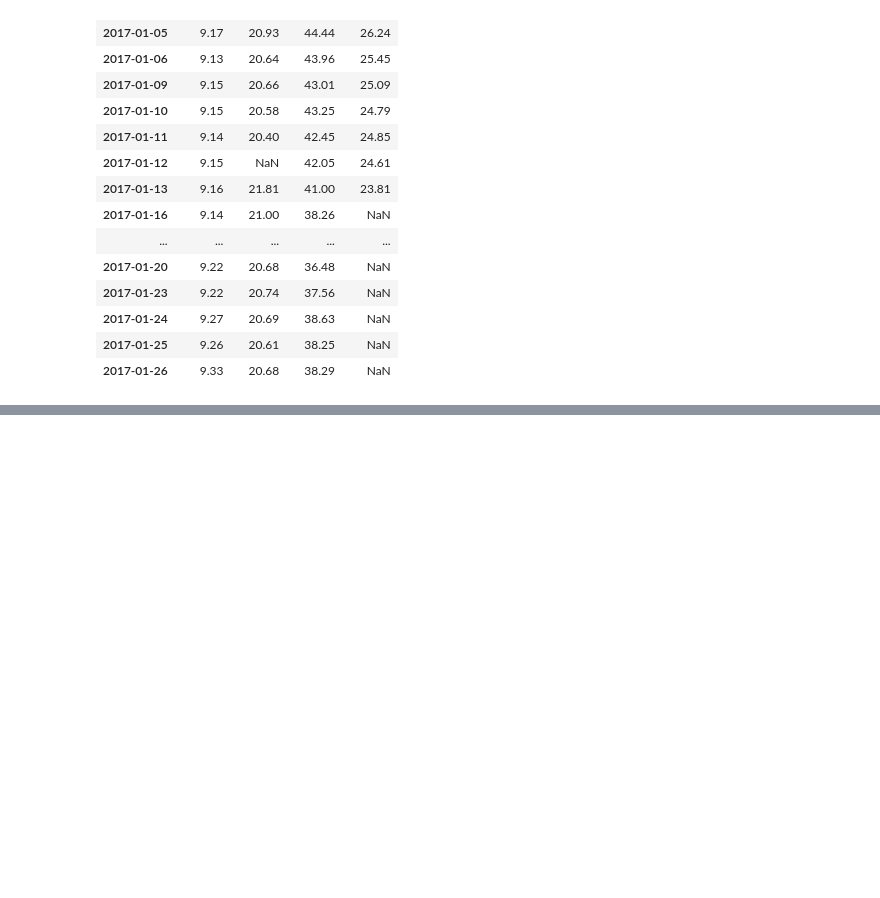
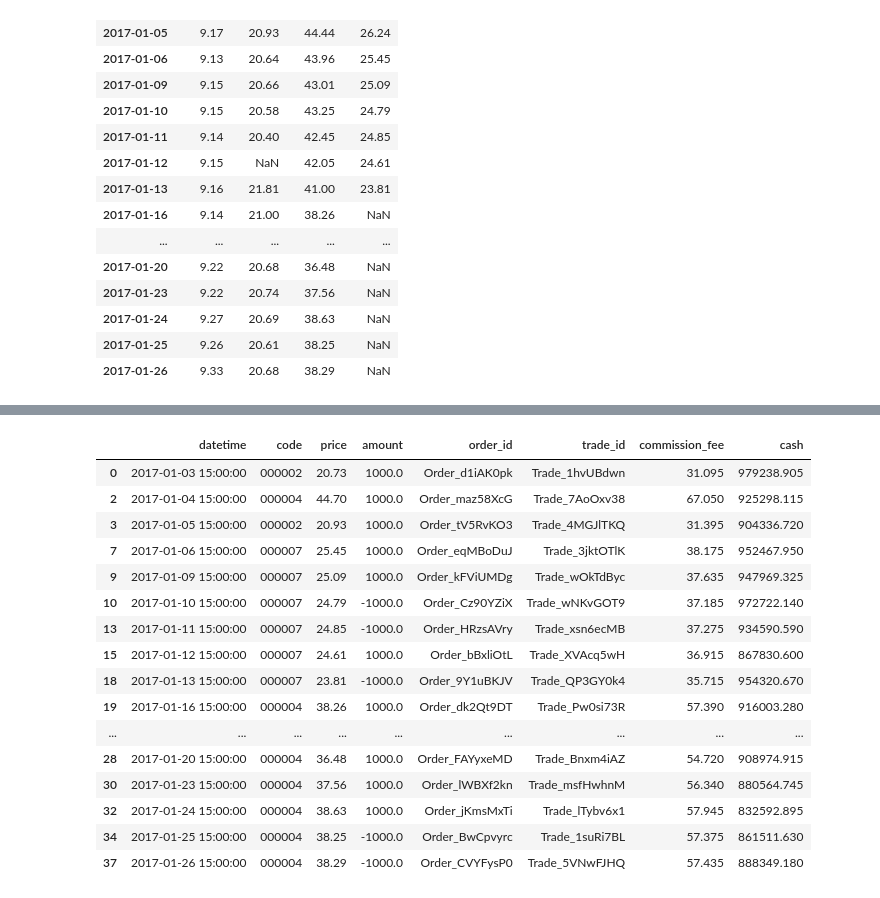
Before and after one commit to yutiansut/QUANTAXIS, a Jupyter notebook: jupyterexample/generate_trade.ipynb, the cells around one changed output, grey strips where cells are left out. Saved outputs shown, nothing was run; the diff lists cells and outputs as text; code cells hidden in the pictures; blank space fills up the shorter version.

```diff
--- a/jupyterexample/generate_trade.ipynb
+++ b/jupyterexample/generate_trade.ipynb
@@ -313,0 +324,20 @@ table
+# %%
+table.drop_duplicates(subset='datetime',keep='last')
+# %% [output]
+|  | datetime | code | price | amount | order_id | trade_id | commission_fee | cash |
+| 0 | 2017-01-03 15:00:00 | 000002 | 20.73 | 1000.0 | Order_d1iAK0pk | Trade_1hvUBdwn | 31.095 | 979238.905 |
+| 2 | 2017-01-04 15:00:00 | 000004 | 44.70 | 1000.0 | Order_maz58XcG | Trade_7AoOxv38 | 67.050 | 925298.115 |
+| 3 | 2017-01-05 15:00:00 | 000002 | 20.93 | 1000.0 | Order_tV5RvKO3 | Trade_4MGJlTKQ | 31.395 | 904336.720 |
+| 7 | 2017-01-06 15:00:00 | 000007 | 25.45 | 1000.0 | Order_eqMBoDuJ | Trade_3jktOTlK | 38.175 | 952467.950 |
+| 9 | 2017-01-09 15:00:00 | 000007 | 25.09 | 1000.0 | Order_kFViUMDg | Trade_wOkTdByc | 37.635 | 947969.325 |
+| 10 | 2017-01-10 15:00:00 | 000007 | 24.79 | -1000.0 | Order_Cz90YZiX | Trade_wNKvGOT9 | 37.185 | 972722.140 |
+| 13 | 2017-01-11 15:00:00 | 000007 | 24.85 | -1000.0 | Order_HRzsAVry | Trade_xsn6ecMB | 37.275 | 934590.590 |
+| 15 | 2017-01-12 15:00:00 | 000007 | 24.61 | 1000.0 | Order_bBxliOtL | Trade_XVAcq5wH | 36.915 | 867830.600 |
+| 18 | 2017-01-13 15:00:00 | 000007 | 23.81 | -1000.0 | Order_9Y1uBKJV | Trade_QP3GY0k4 | 35.715 | 954320.670 |
+| 19 | 2017-01-16 15:00:00 | 000004 | 38.26 | 1000.0 | Order_dk2Qt9DT | Trade_Pw0si73R | 57.390 | 916003.280 |
+| ... | ... | ... | ... | ... | ... | ... | ... | ... |
+| 28 | 2017-01-20 15:00:00 | 000004 | 36.48 | 1000.0 | Order_FAYyxeMD | Trade_Bnxm4iAZ | 54.720 | 908974.915 |
+| 30 | 2017-01-23 15:00:00 | 000004 | 37.56 | 1000.0 | Order_lWBXf2kn | Trade_msfHwhnM | 56.340 | 880564.745 |
+| 32 | 2017-01-24 15:00:00 | 000004 | 38.63 | 1000.0 | Order_jKmsMxTi | Trade_lTybv6x1 | 57.945 | 832592.895 |
+| 34 | 2017-01-25 15:00:00 | 000004 | 38.25 | -1000.0 | Order_BwCpvyrc | Trade_1suRi7BL | 57.375 | 861511.630 |
+| 37 | 2017-01-26 15:00:00 | 000004 | 38.29 | -1000.0 | Order_CVYFysP0 | Trade_5VNwFJHQ | 57.435 | 888349.180 |
```
Also changed, not shown: parts of 18 cells of this notebook, 1 other file.
